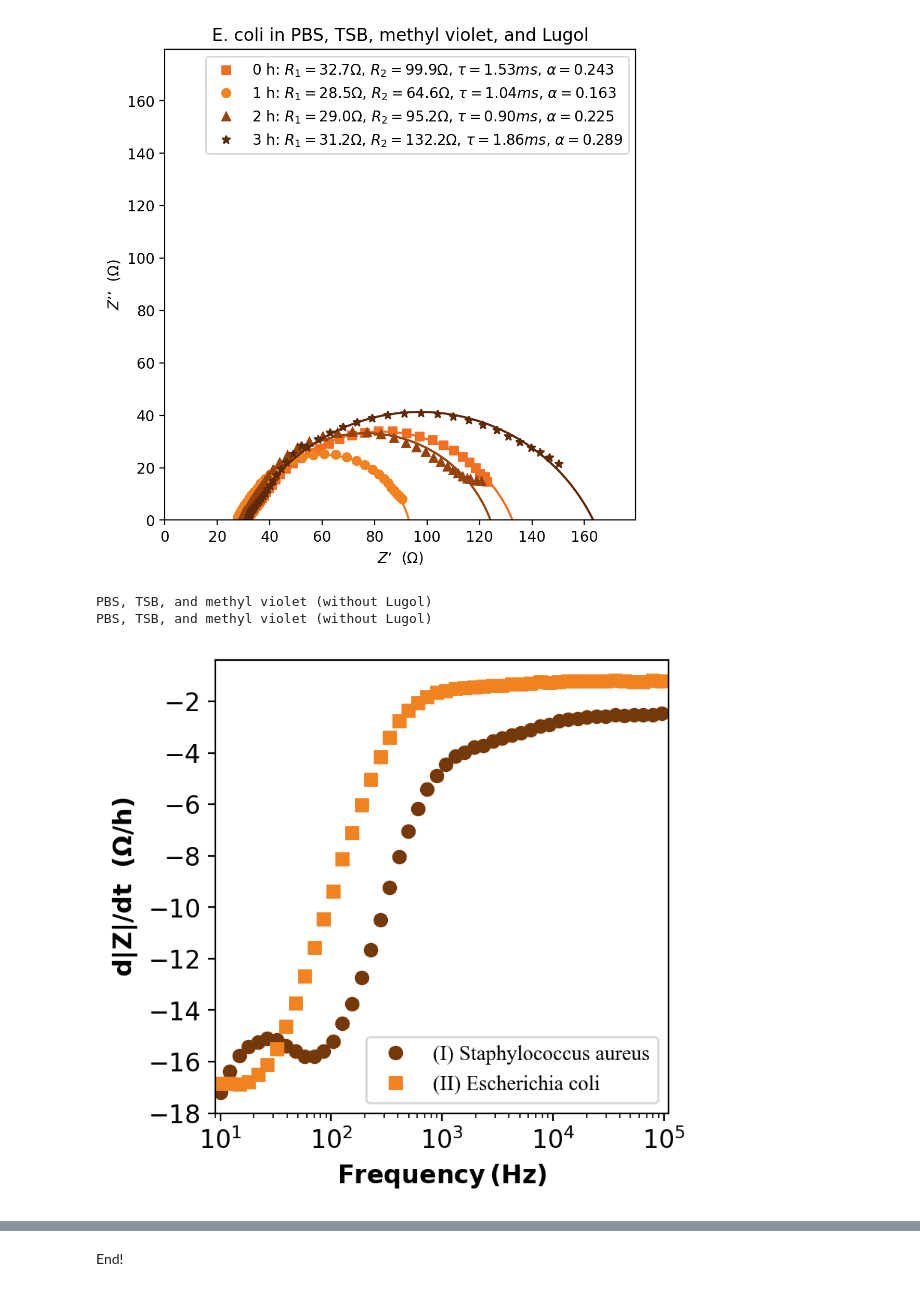
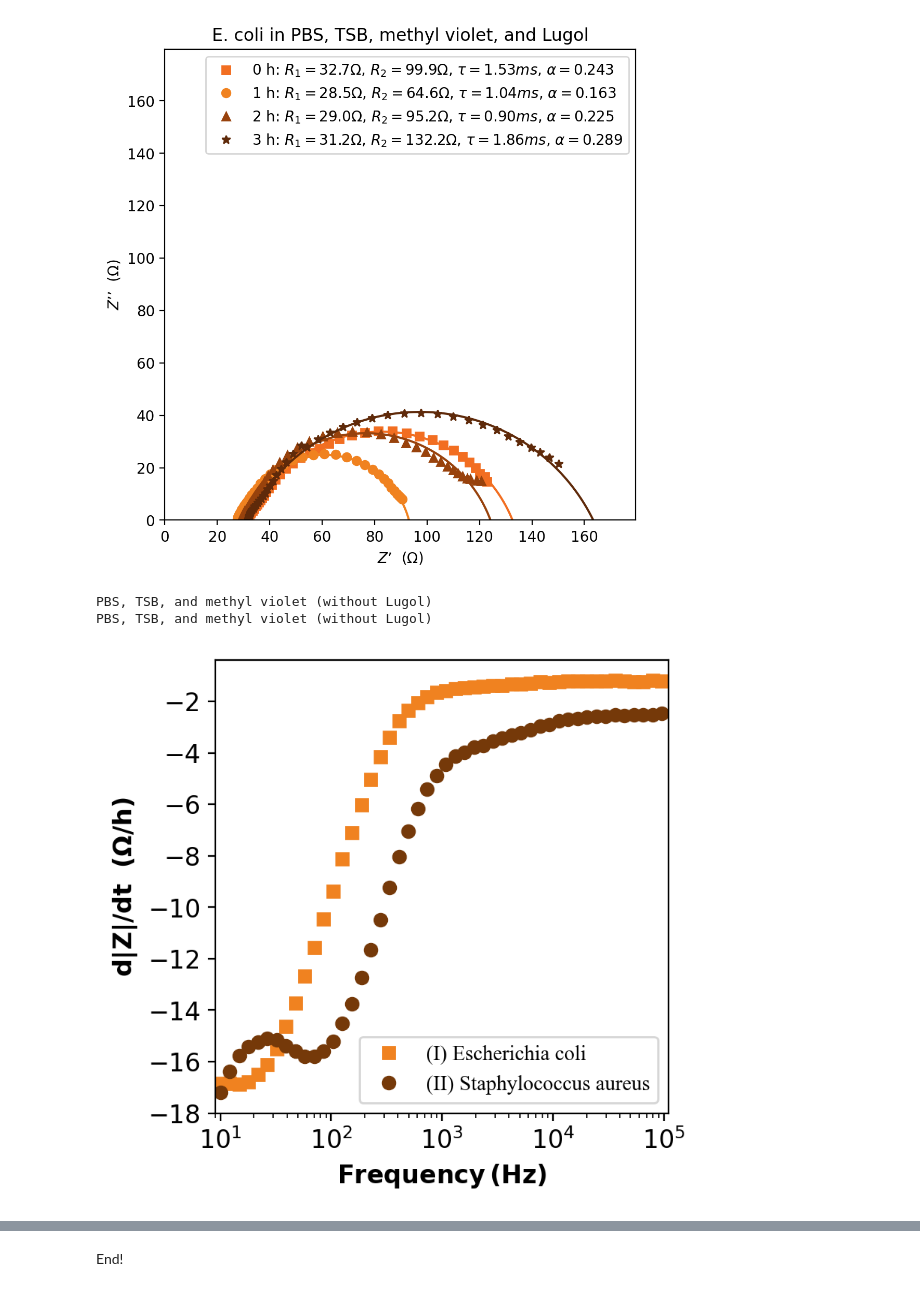
Before and after one commit to davidalejandromiranda/cronoimpedance, a Jupyter notebook: paper1_Saureus_Ecoli.ipynb, the cells around one changed output, grey strips where cells are left out. Cells and saved outputs as stored; diff of their text form; code cells hidden in the pictures.

```diff
--- a/paper1_Saureus_Ecoli.ipynb
+++ b/paper1_Saureus_Ecoli.ipynb
@@ -49,12 +49,12 @@ figs = {
 }
 plot_info = {
     'S. aureus': {
-        'label':'(I) Staphylococcus aureus',
+        'label':'(II) Staphylococcus aureus',
         'color':'#753909',
         'marker':'o',
     },
     'E. coli': {
-        'label':'(II) Escherichia coli',
+        'label':'(I) Escherichia coli',
         'color':'#F08220',
         'marker':'s',
     },
@@ -315,19 +315,19 @@ Fig5b
 # %%
 plt.figure(dpi=dpi)
 param='slope'
-for fig in ['Fig4a', 'Fig4b']:
+for fig in ['Fig4b', 'Fig4a']:
     print(figs[fig]['medium'])
     bacteria=figs[fig]['bacteria']
     label=plot_info[bacteria]['label']
     color=plot_info[bacteria]['color']
     marker=plot_info[bacteria]['marker']
     plot_cronoimpedance(figs[fig]['data'], label=label, color=color, marker=marker, param=param)
 _ = plt.legend(loc=4, prop={'family':'Times New Roman'})
 _ = plt.xlim(0.9e1, 1.1e5)
 # %% [output]
 PBS, TSB, and methyl violet (without Lugol)
 PBS, TSB, and methyl violet (without Lugol)
-[figure, old version]
+[figure, new version]
 # %%
 plt.figure(dpi=dpi)
 param='slope'
```
Also changed, not shown: parts of 1 cell of this notebook.
